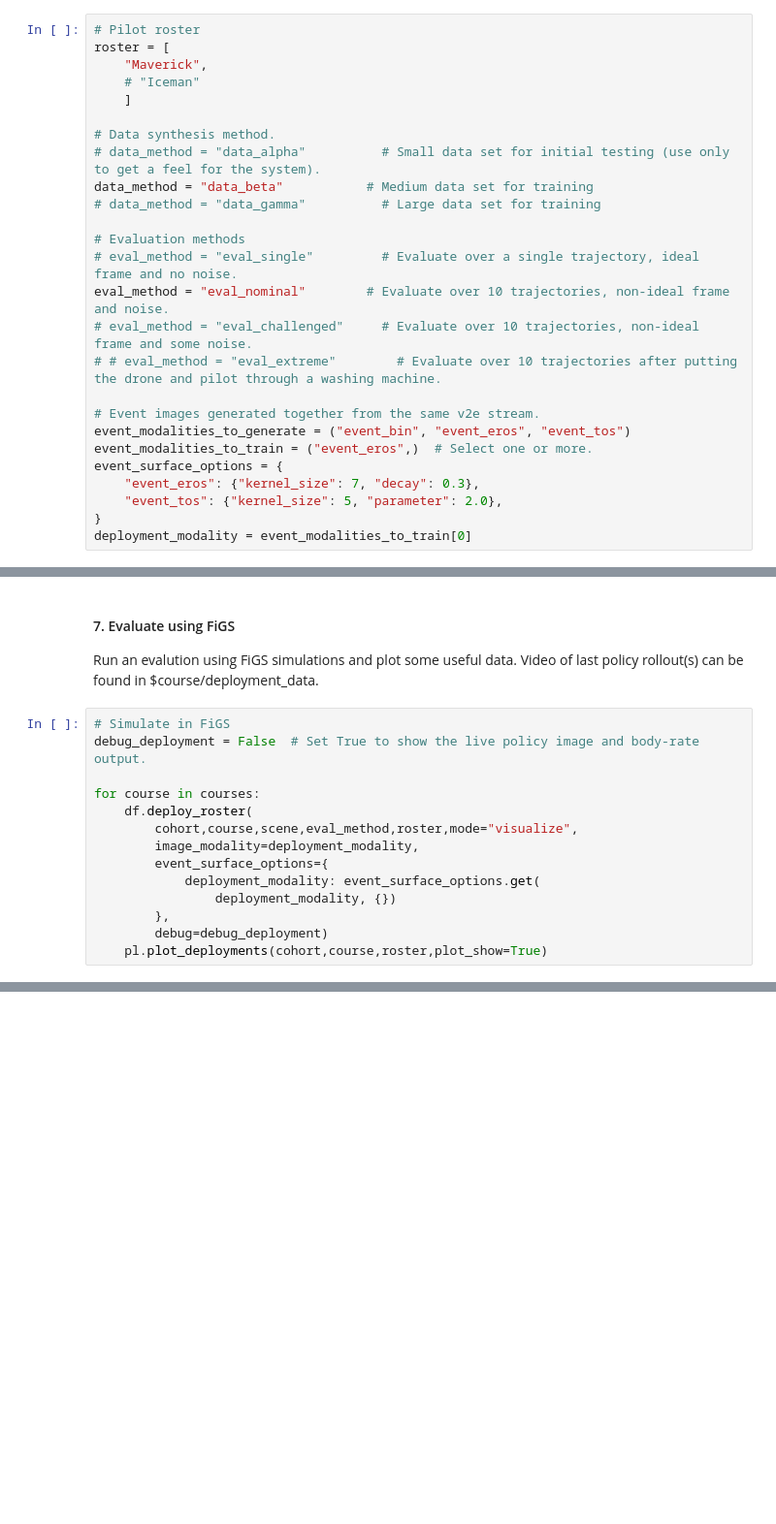
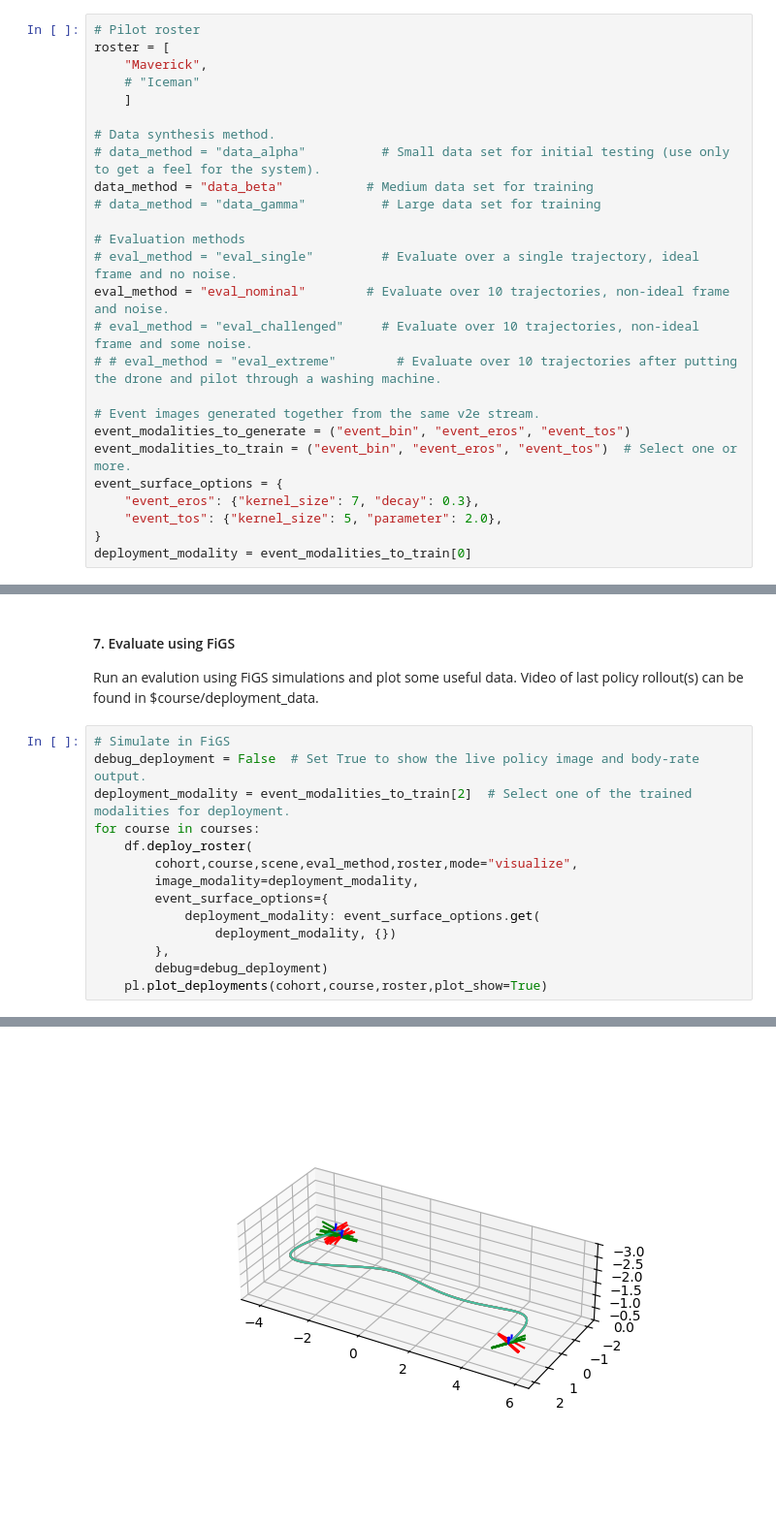
Before and after one commit to sdencanted/SousVide, a Jupyter notebook: notebooks/sous_vide_examples.ipynb, the cells around one changed output, grey strips where cells are left out. Shown at 97% size. Drawn from its saved outputs; the diff is of its cells as text; blank space fills up the shorter version.

```diff
--- a/notebooks/sous_vide_examples.ipynb
+++ b/notebooks/sous_vide_examples.ipynb
@@ -74,7 +74,7 @@ eval_method = "eval_nominal"        # Evaluate over 10 trajectories, non-ideal f
 
 # Event images generated together from the same v2e stream.
 event_modalities_to_generate = ("event_bin", "event_eros", "event_tos")
-event_modalities_to_train = ("event_eros",)  # Select one or more.
+event_modalities_to_train = ("event_bin", "event_eros", "event_tos")  # Select one or more.
 event_surface_options = {
     "event_eros": {"kernel_size": 7, "decay": 0.3},
     "event_tos": {"kernel_size": 5, "parameter": 2.0},
@@ -349,7 +349,7 @@ Run an evalution using FiGS simulations and plot some useful data. Video of last
 # %%
 # Simulate in FiGS
 debug_deployment = False  # Set True to show the live policy image and body-rate output.
-
+deployment_modality = event_modalities_to_train[2]  # Select one of the trained modalities for deployment.
 for course in courses:
     df.deploy_roster(
         cohort,course,scene,eval_method,roster,mode="visualize",
@@ -360,3 +360,4 @@ for course in courses:
         },
         debug=debug_deployment)
     pl.plot_deployments(cohort,course,roster,plot_show=True)
+# %% [output]
@@ -362,0 +369 @@ for course in courses:
+[figure, added]
```
Also changed, not shown: parts of 2 cells of this notebook, 3 other files.
